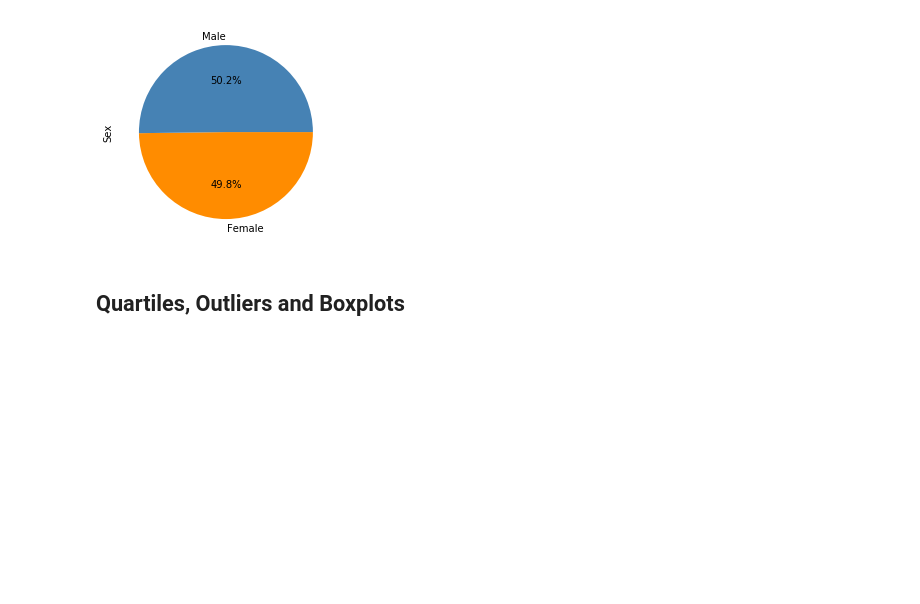
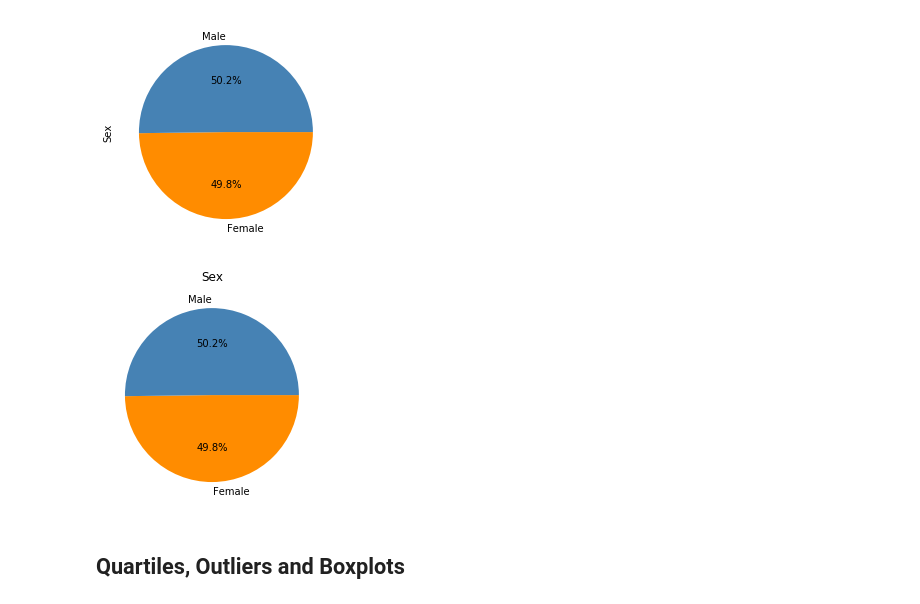
Before and after one commit to pauline-li/Matplotlib, a Jupyter notebook: Pymaceuticals/pymaceuticals_starter.ipynb, the cells around one changed output. Cells and saved outputs as stored; diff of their text form; code cells hidden in the pictures; blank space fills up the shorter version.

```diff
--- a/Pymaceuticals/pymaceuticals_starter.ipynb
+++ b/Pymaceuticals/pymaceuticals_starter.ipynb
@@ -193,23 +193,15 @@ gender_plot.plot(kind='pie',y= 'Sex', legend='', autopct='%1.1f%%',colors=['dark
 [figure]
 # %%
 # # Generate a pie plot showing the distribution of female versus male mice using pyplot
-# gender_id = clean_df.groupby(['Sex','Mouse ID']) #.agg('size')
-# test_axis = np.arange(len(gender_id))
-# test_axis
-# # labels = 'Female', 'Male'
 
+gender_type = ['Female', 'Male']
+x_axis = [124,125]
+explode = (0,0)
 
-# # pd.array([gender])
-# tick_mouse = [value for value in gender]
-
-# # # plt.pie(tick_mouse,y_axis)
-
-# # x_axis = [124,125]
-# # y_axis = (0,0)
-
-# plt.pie(x_axis, y_axis, labels=labels, autopct='%1.1f%%', colors=['darkorange','steelblue'], counterclock=False)
-
-# #gender_id
+plt.pie(x_axis, explode, labels=gender_type, autopct='%1.1f%%', colors=['darkorange','steelblue'], counterclock=False)
+z=plt.title('Sex')
+# %% [output]
+[figure, added]
 # %% [markdown]
 ## Quartiles, Outliers and Boxplots
 # %%
```
Also changed, not shown: parts of 2 cells of this notebook.
